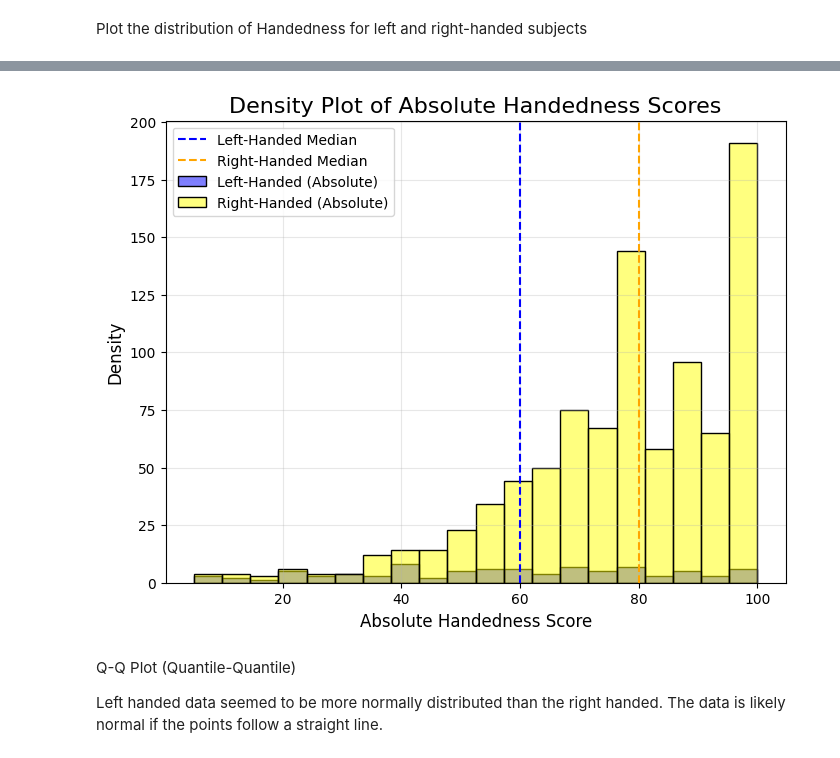
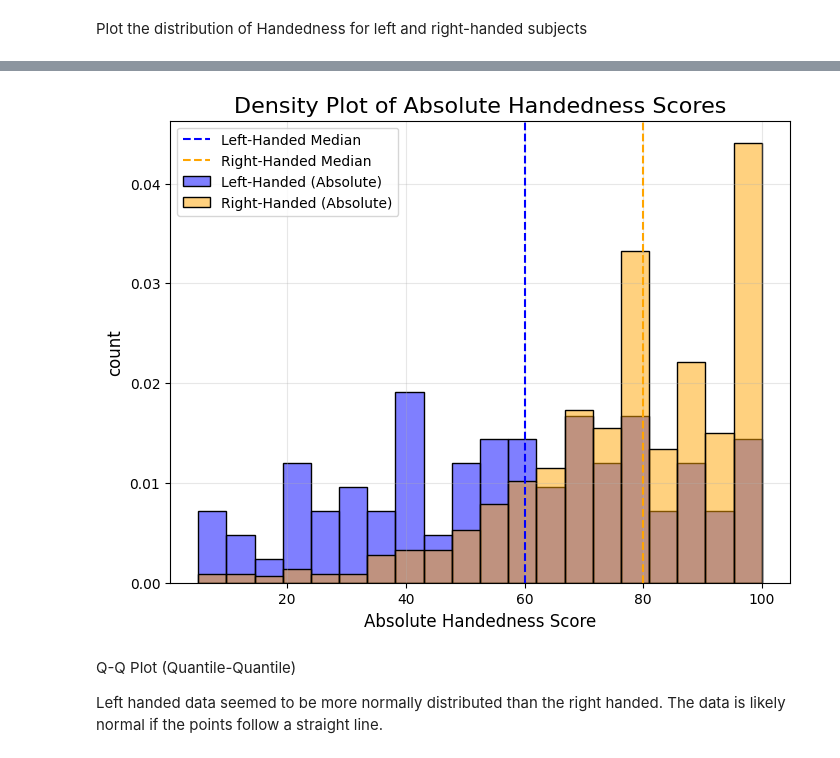
Before and after one commit to vickyli1015/PRIVATE-DSC180B-Functional-Connectivity-Project, a Jupyter notebook: Vicky_Week2_EDA.ipynb, the cells around one changed output, grey strips where cells are left out. Drawn from its saved outputs; the diff is of its cells as text; code cells hidden in the pictures.

Commit message:
tried different thresholds & add visualizations

```diff
--- a/Vicky_Week2_EDA.ipynb
+++ b/Vicky_Week2_EDA.ipynb
@@ -157,26 +183,27 @@ Plot the distribution of Handedness for left and right-handed subjects
 # %%
 # Take absolute values of Handedness
 left_handed_abs = left_handed['Handedness'].abs()
 right_handed_abs = right_handed['Handedness'].abs()
 
 plt.figure(figsize=(8, 6))
-sns.histplot(left_handed_abs, color='blue', label='Left-Handed (Absolute)', kde=False, bins=20, alpha=0.5)
-sns.histplot(right_handed_abs, color='yellow', label='Right-Handed (Absolute)', kde=False, bins=20, alpha=0.5)
+sns.histplot(left_handed_abs, color='blue', label='Left-Handed (Absolute)', kde=False, bins=20, alpha=0.5, stat='density')
+sns.histplot(right_handed_abs, color='orange', label='Right-Handed (Absolute)', kde=False, bins=20, alpha=0.5,stat='density')
+
 
 # mark medians
 plt.axvline(left_handed_abs.median(), color='blue', linestyle='--', label='Left-Handed Median')
 plt.axvline(right_handed_abs.median(), color='orange', linestyle='--', label='Right-Handed Median')
 
 # Labels and title
 plt.xlabel('Absolute Handedness Score', fontsize=12)
-plt.ylabel('Density', fontsize=12)
+plt.ylabel('count', fontsize=12)
 plt.title('Density Plot of Absolute Handedness Scores', fontsize=16)
 plt.legend()
 
 plt.grid(alpha=0.3)
 plt.show()
 # %% [output]
-[figure, old version]
+[figure, new version]
 # %% [markdown]
 Q-Q Plot (Quantile-Quantile)
 
```
Also changed, not shown: parts of 24 cells of this notebook.
